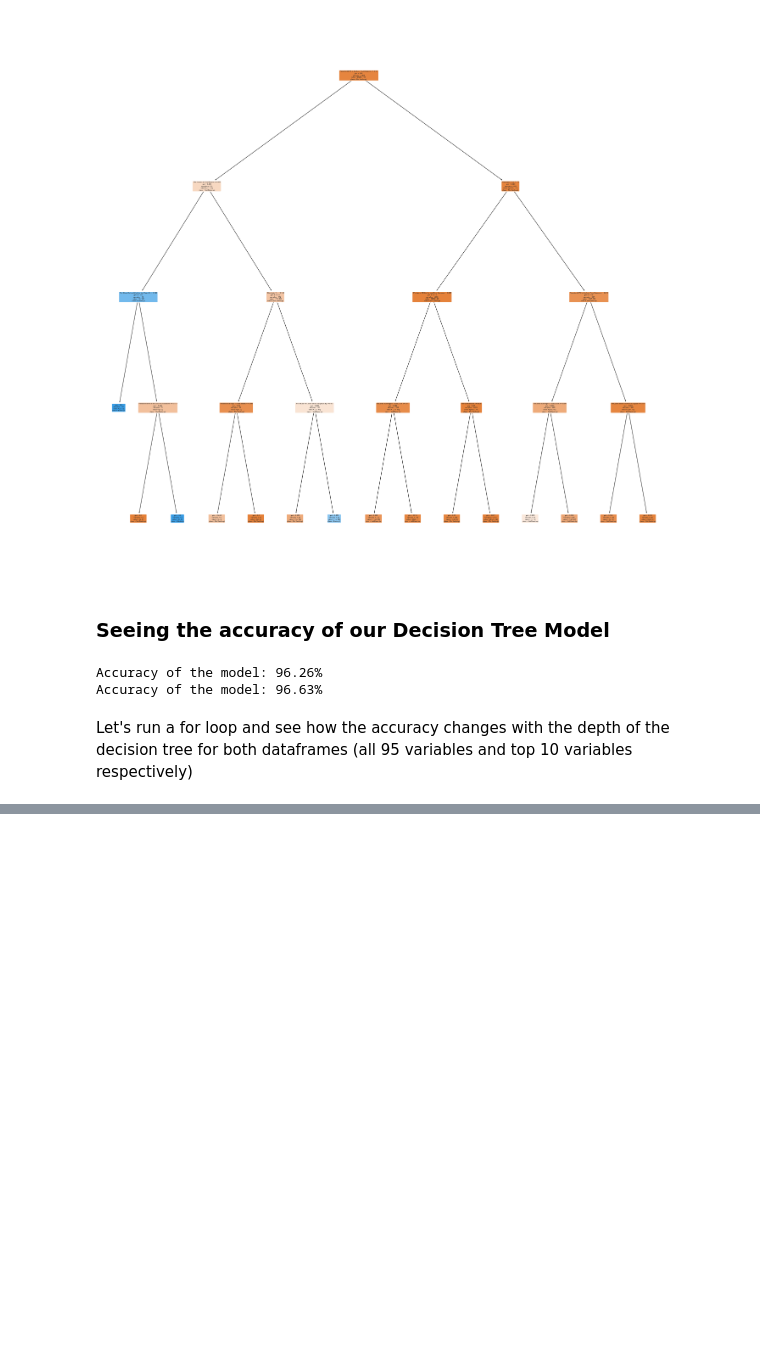
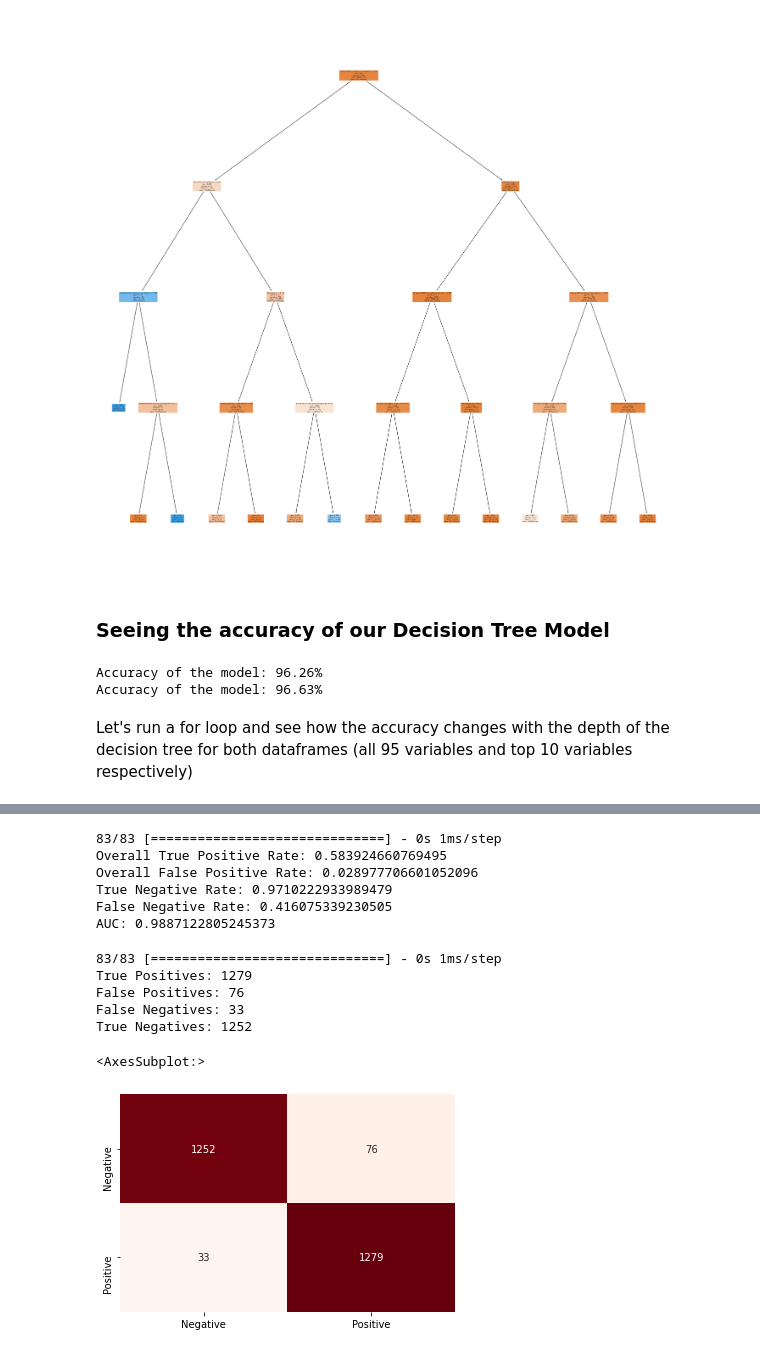
Before and after one commit to paaniwater/DSAI-Project, a Jupyter notebook: bankruptcy.ipynb, the cells around one changed output, grey strips where cells are left out. Saved outputs shown, nothing was run; the diff lists cells and outputs as text; code cells hidden in the pictures; blank space fills up the shorter version.

```diff
--- a/bankruptcy.ipynb
+++ b/bankruptcy.ipynb
@@ -414,0 +460,76 @@ plt.show()
+# %%
+
+# predict probabilities with neural network model
+nn_probs = model_upsample_all.predict(X_test_upsample)
+
+# calculate fpr and tpr for different thresholds
+fpr_nn, tpr_nn, thresholds = roc_curve(y_test_upsample, nn_probs)
+
+# calculate overall tpr and fpr by averaging across different thresholds
+overall_tpr = np.mean(tpr_nn)
+overall_fpr = np.mean(fpr_nn)
+tnr_nn = 1 - overall_fpr
+fnr_nn = 1 - overall_tpr
+
+
+# calculate AUC
+roc_auc_nn = auc(fpr_nn, tpr_nn)
+
+# print results
+print("Overall True Positive Rate:", overall_tpr)
+print("Overall False Positive Rate:", overall_fpr)
+print("True Negative Rate:", tnr_nn)
+print("False Negative Rate:", fnr_nn)
+print("AUC:", roc_auc_nn)
+# %% [output]
+83/83 [==============================] - 0s 1ms/step
+Overall True Positive Rate: 0.583924660769495
+Overall False Positive Rate: 0.028977706601052096
+True Negative Rate: 0.9710222933989479
+False Negative Rate: 0.416075339230505
+AUC: 0.9887122805245373
+# %%
+# set threshold
+threshold = 0.5
+
+# predict probabilities with neural network model
+nn_probs = model_upsample_all.predict(X_test_upsample)
+
+# convert probabilities to binary values
+nn_preds = np.where(nn_probs >= threshold, 1, 0)
+
+
+# create confusion matrix
+cm_nn = confusion_matrix(y_test_upsample, nn_preds)
+
+# calculate true positives (TP), false positives (FP), false negatives (FN), true negatives (TN)
+tp_nn = cm_nn[1, 1]
+fp_nn = cm_nn[0, 1]
+fn_nn = cm_nn[1, 0]
+tn_nn = cm_nn[0, 0]
+
+# print results
+print("True Positives:", tp_nn)
+print("False Positives:", fp_nn)
+print("False Negatives:", fn_nn)
+print("True Negatives:", tn_nn)
+# %% [output]
+83/83 [==============================] - 0s 1ms/step
+True Positives: 1279
+False Positives: 76
+False Negatives: 33
+True Negatives: 1252
+# %%
+
+# predict labels with neural network model
+nn_labels = (nn_probs >= 0.5).astype(int)
+
+# create confusion matrix
+cm_nn = confusion_matrix(y_test_upsample, nn_labels)
+
+# create heatmap of confusion matrix
+sns.heatmap(cm_nn, annot=True, cmap="Reds", fmt="d", cbar=False,
+            xticklabels=["Negative", "Positive"], yticklabels=["Negative", "Positive"])
+# %% [output]
+<AxesSubplot:>
+[figure, added]
```
Also changed, not shown: parts of 10 cells of this notebook.
